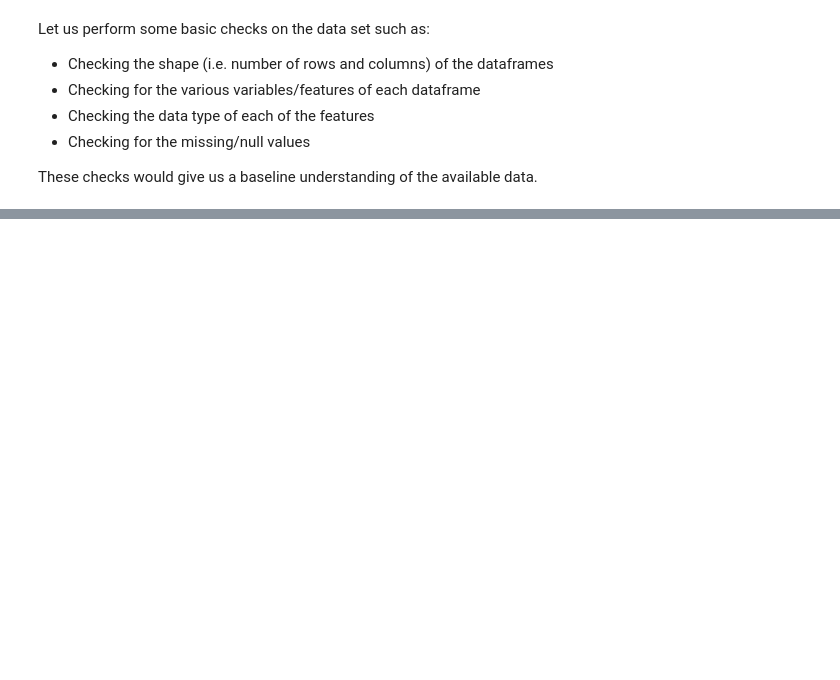
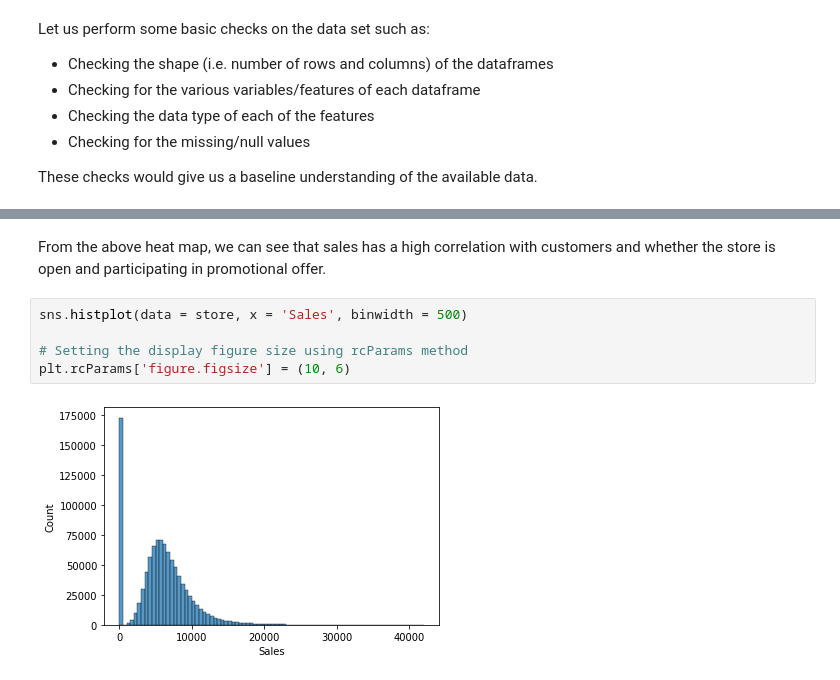
Before and after one commit to priyaregit/Rossmann-Sales-Prediction_Regression_Capstone-Project, a Jupyter notebook: Rossmann_Sales_Prediction_Capstone_Project_2_Supriya.ipynb, the cells around one changed output, grey strips where cells are left out. Saved outputs shown, nothing was run; the diff lists cells and outputs as text; blank space fills up the shorter version.

```diff
--- a/Rossmann_Sales_Prediction_Capstone_Project_2_Supriya.ipynb
+++ b/Rossmann_Sales_Prediction_Capstone_Project_2_Supriya.ipynb
@@ -79,0 +224,9 @@ These checks would give us a baseline understanding of the available data.
+# %% [markdown]
+From the above heat map, we can see that sales has a high correlation with customers and whether the store is open and participating in promotional offer.
+# %%
+sns.histplot(data = store, x = 'Sales', binwidth = 500)
+
+# Setting the display figure size using rcParams method
+plt.rcParams['figure.figsize'] = (10, 6)
+# %% [output]
+[figure, added]
```
Also changed, not shown: parts of 94 cells of this notebook.
